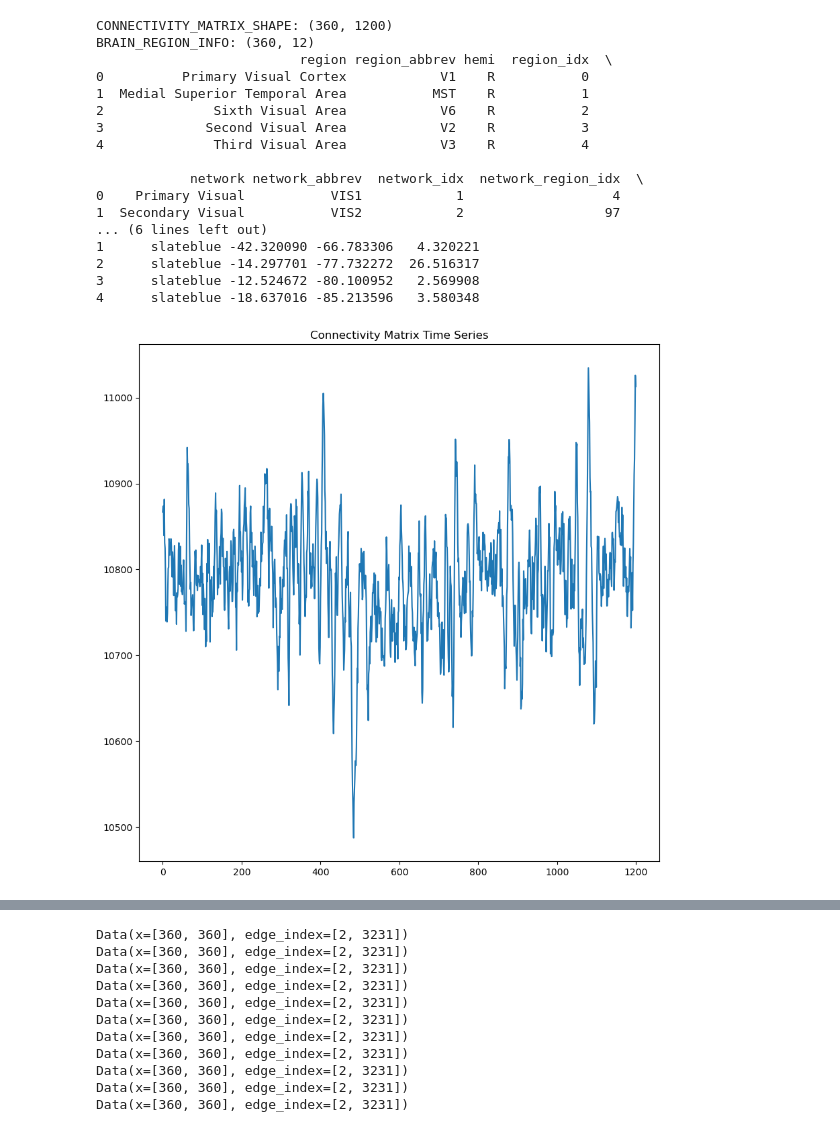
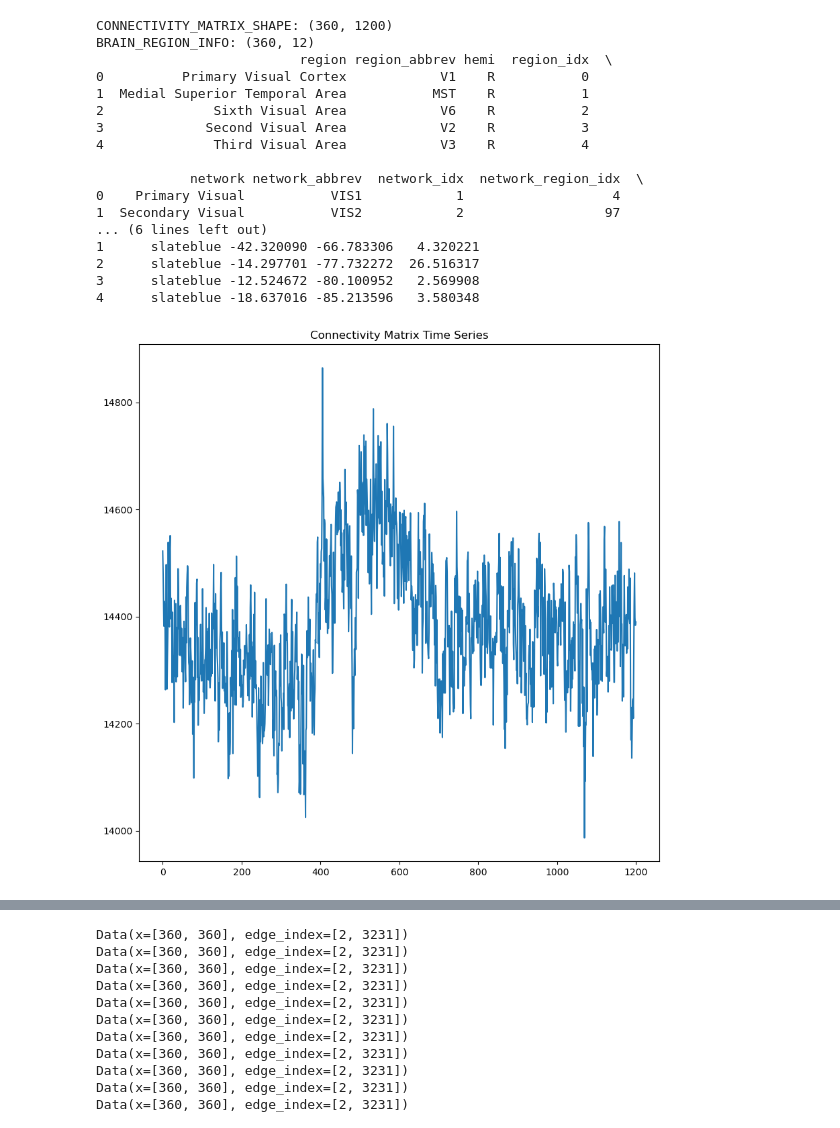
Before and after one commit to mattciff5/graphs-nn, a Jupyter notebook: notebooks/starting.ipynb, the cells around one changed output, grey strips where cells are left out. Saved outputs shown, nothing was run; the diff lists cells and outputs as text; code cells hidden in the pictures.

```diff
--- a/notebooks/starting.ipynb
+++ b/notebooks/starting.ipynb
@@ -5,8 +5,8 @@ import torch
 import matplotlib.pyplot as plt
 import seaborn as sns
 # %%
-path_conn = '/Users/matteociferri/Documents/GitHub/dbgdgm/data/hcp/raw/100206_0.npy'
-path_brain_region = '/Users/matteociferri/Documents/GitHub/dbgdgm/data/brain_regions.csv'
+path_conn = '../data/hcp/raw/100206_0.npy'
+path_brain_region = '../data/brain_regions.csv'
 
 # Load the connectivity matrix
 connectivity_matrix = np.load(path_conn)
@@ -21,35 +21,35 @@ print("BRAIN_REGION_INFO:", brain_regions.shape)
 # Check the first few rows of your brain regions data
 print(brain_regions.head())
 
 # Basic visualization of the connectivity matrix
 # plt.figure(figsize=(10, 10))
 # sns.heatmap(connectivity_matrix, cmap='viridis')
 # plt.title('Connectivity Matrix')
 # plt.show()
 
 plt.figure(figsize=(10, 10))
-plt.plot(connectivity_matrix[0])
+plt.plot(connectivity_matrix[359])
 plt.title('Connectivity Matrix Time Series')
 plt.show()
 # %% [output]
 CONNECTIVITY_MATRIX_SHAPE: (360, 1200)
 BRAIN_REGION_INFO: (360, 12)
                           region region_abbrev hemi  region_idx  \
 0          Primary Visual Cortex            V1    R           0
 1  Medial Superior Temporal Area           MST    R           1
 2              Sixth Visual Area            V6    R           2
 3             Second Visual Area            V2    R           3
 4              Third Visual Area            V3    R           4
 
             network network_abbrev  network_idx  network_region_idx  \
 0    Primary Visual           VIS1            1                   4
 1  Secondary Visual           VIS2            2                  97
 ... (6 lines left out)
 1      slateblue -42.320090 -66.783306   4.320221
 2      slateblue -14.297701 -77.732272  26.516317
 3      slateblue -12.524672 -80.100952   2.569908
 4      slateblue -18.637016 -85.213596   3.580348
-[figure, old version]
+[figure, new version]
 # %%
 scan = np.load(path_conn)[:, :490]
 print('SCAN_SHAPE: ', scan.shape)
```
Also changed, not shown: parts of 3 cells of this notebook.
